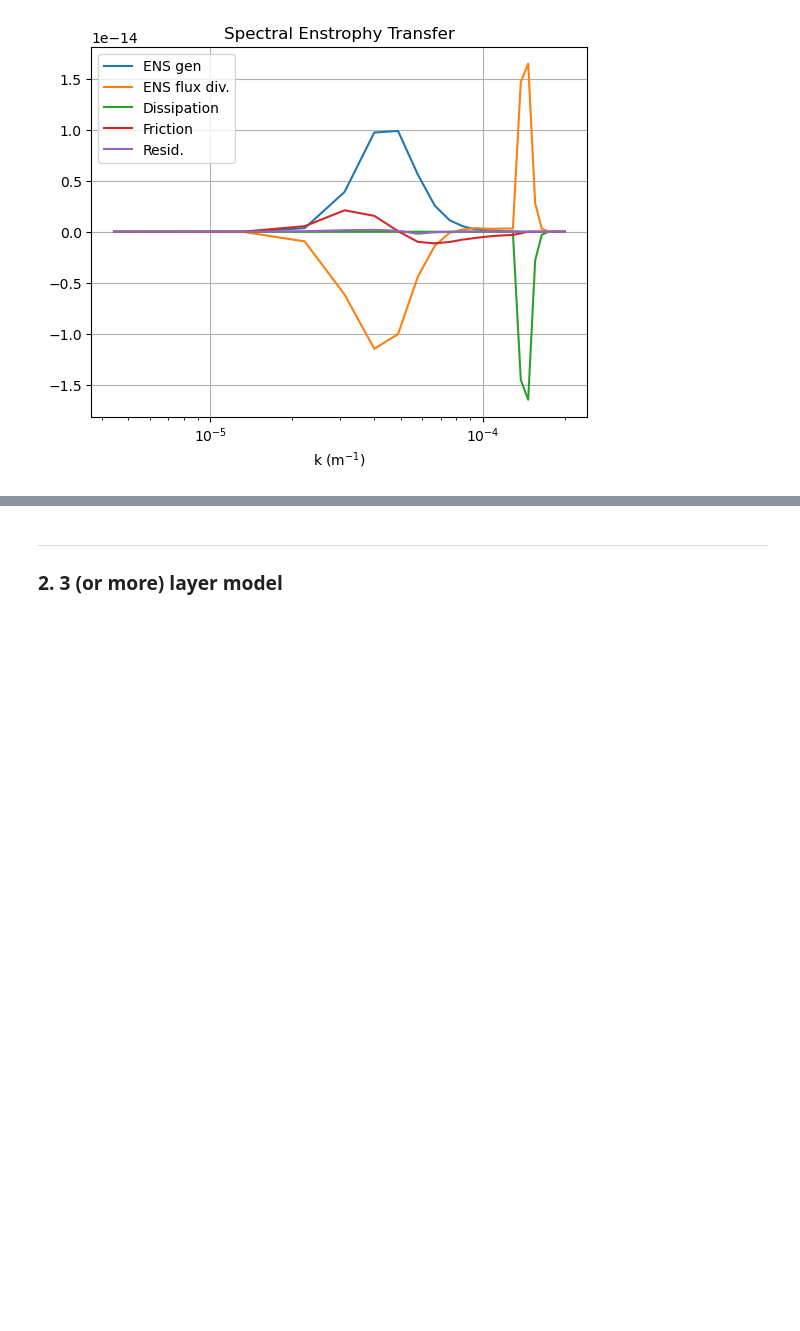
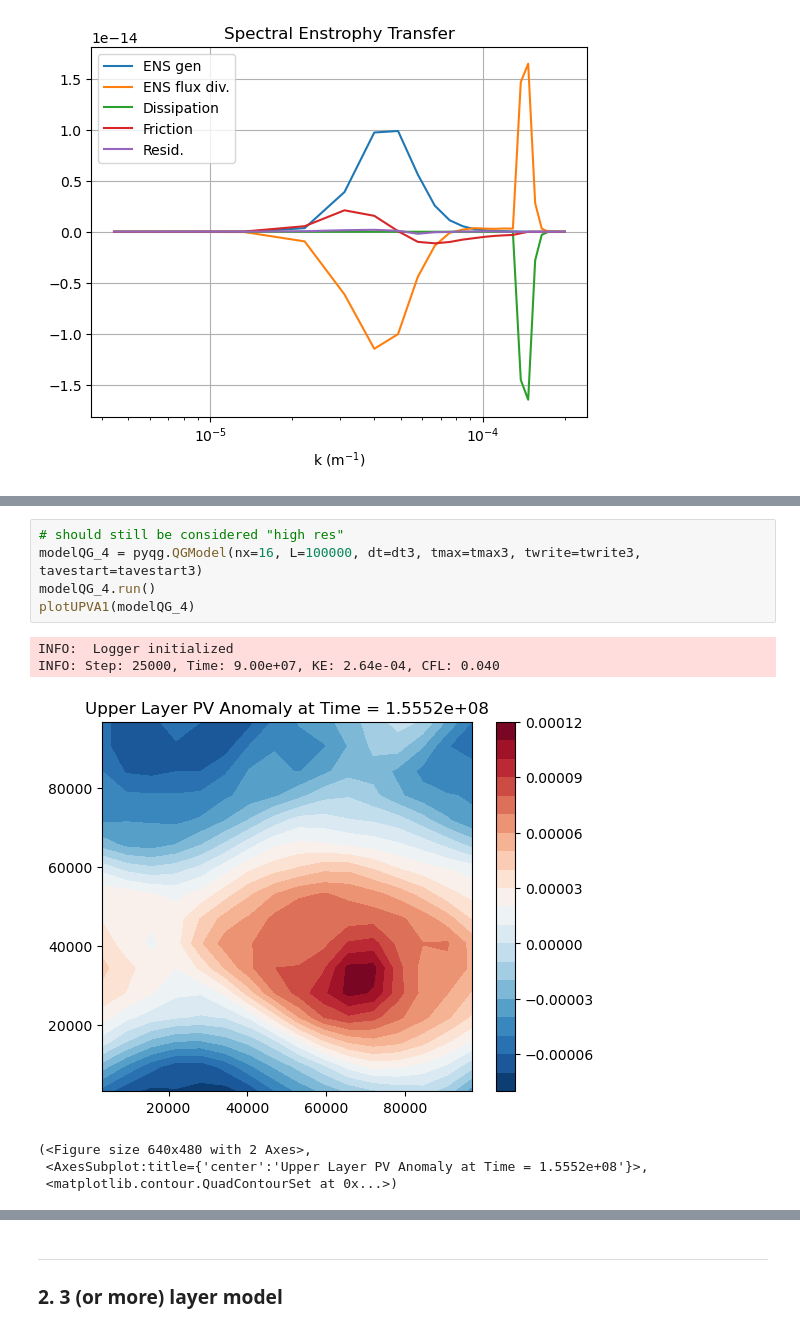
Before and after one commit to pjin1010/ResearchSGS, a Jupyter notebook: pyqgTests.ipynb, the cells around one changed output, grey strips where cells are left out. Saved outputs shown, nothing was run; the diff lists cells and outputs as text; blank space fills up the shorter version.

```diff
--- a/pyqgTests.ipynb
+++ b/pyqgTests.ipynb
@@ -470,0 +489,12 @@ plotSFlux(modelQG_2, 'enstrophy')
+# %%
+# should still be considered "high res"
+modelQG_4 = pyqg.QGModel(nx=16, L=100000, dt=dt3, tmax=tmax3, twrite=twrite3, tavestart=tavestart3)
+modelQG_4.run()
+plotUPVA1(modelQG_4)
+# %% [output]
+INFO:  Logger initialized
+INFO: Step: 25000, Time: 9.00e+07, KE: 2.64e-04, CFL: 0.040
+[figure, added]
+(<Figure size 640x480 with 2 Axes>,
+ <AxesSubplot:title={'center':'Upper Layer PV Anomaly at Time = 1.5552e+08'}>,
+ <matplotlib.contour.QuadContourSet at 0x...>)
```
Also changed, not shown: parts of 18 cells of this notebook.
